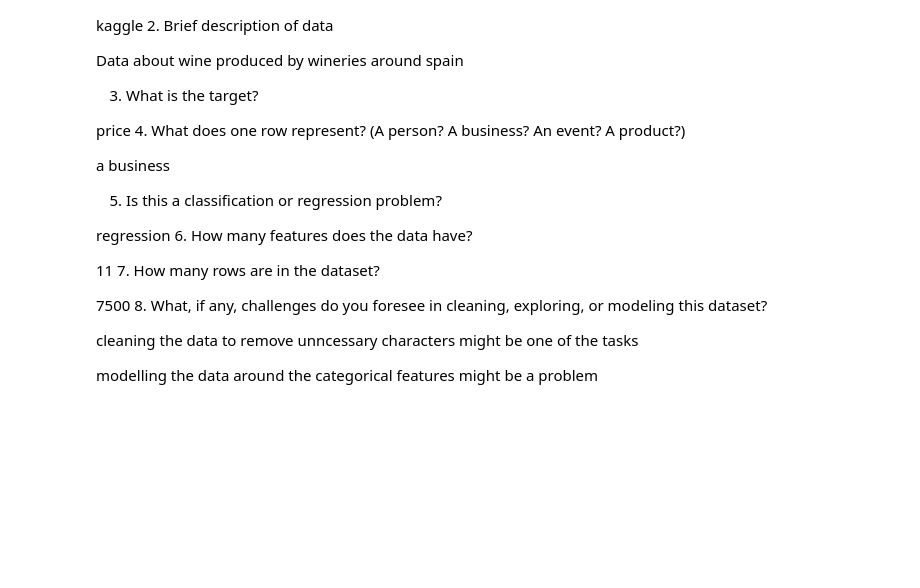
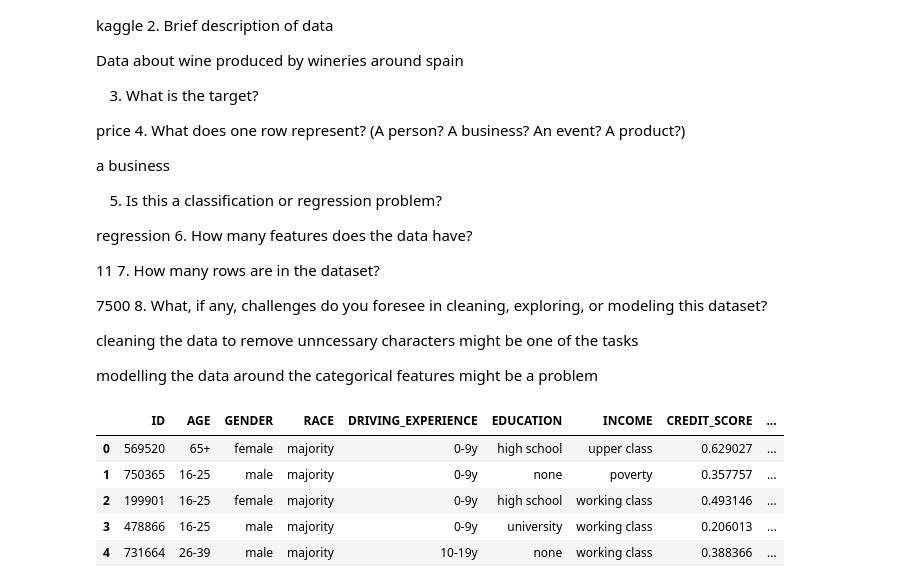
Before and after one commit to ainejerry/wine_repo, a Jupyter notebook: PROJECT_2_WINE.ipynb, the cells around one changed output. Saved outputs shown, nothing was run; the diff lists cells and outputs as text; code cells hidden in the pictures; blank space fills up the shorter version.

```diff
--- a/PROJECT_2_WINE.ipynb
+++ b/PROJECT_2_WINE.ipynb
@@ -78,3 +71,14 @@ regression
 cleaning the data to remove unncessary characters might be one of the tasks
 
 modelling the data around the categorical features might be a problem
+# %%
+fp2='/content/drive/MyDrive/CodingDojo/week 7/Car_Insurance_Claim.csv'
+df2 = pd.read_csv(fp2)
+df2.head()
+# %% [output]
+|  | ID | AGE | GENDER | RACE | DRIVING_EXPERIENCE | EDUCATION | INCOME | CREDIT_SCORE | ... |
+| 0 | 569520 | 65+ | female | majority | 0-9y | high school | upper class | 0.629027 | ... |
+| 1 | 750365 | 16-25 | male | majority | 0-9y | none | poverty | 0.357757 | ... |
+| 2 | 199901 | 16-25 | female | majority | 0-9y | high school | working class | 0.493146 | ... |
+| 3 | 478866 | 16-25 | male | majority | 0-9y | university | working class | 0.206013 | ... |
+| 4 | 731664 | 26-39 | male | majority | 10-19y | none | working class | 0.388366 | ... |
```
Also changed, not shown: parts of 3 cells of this notebook.
